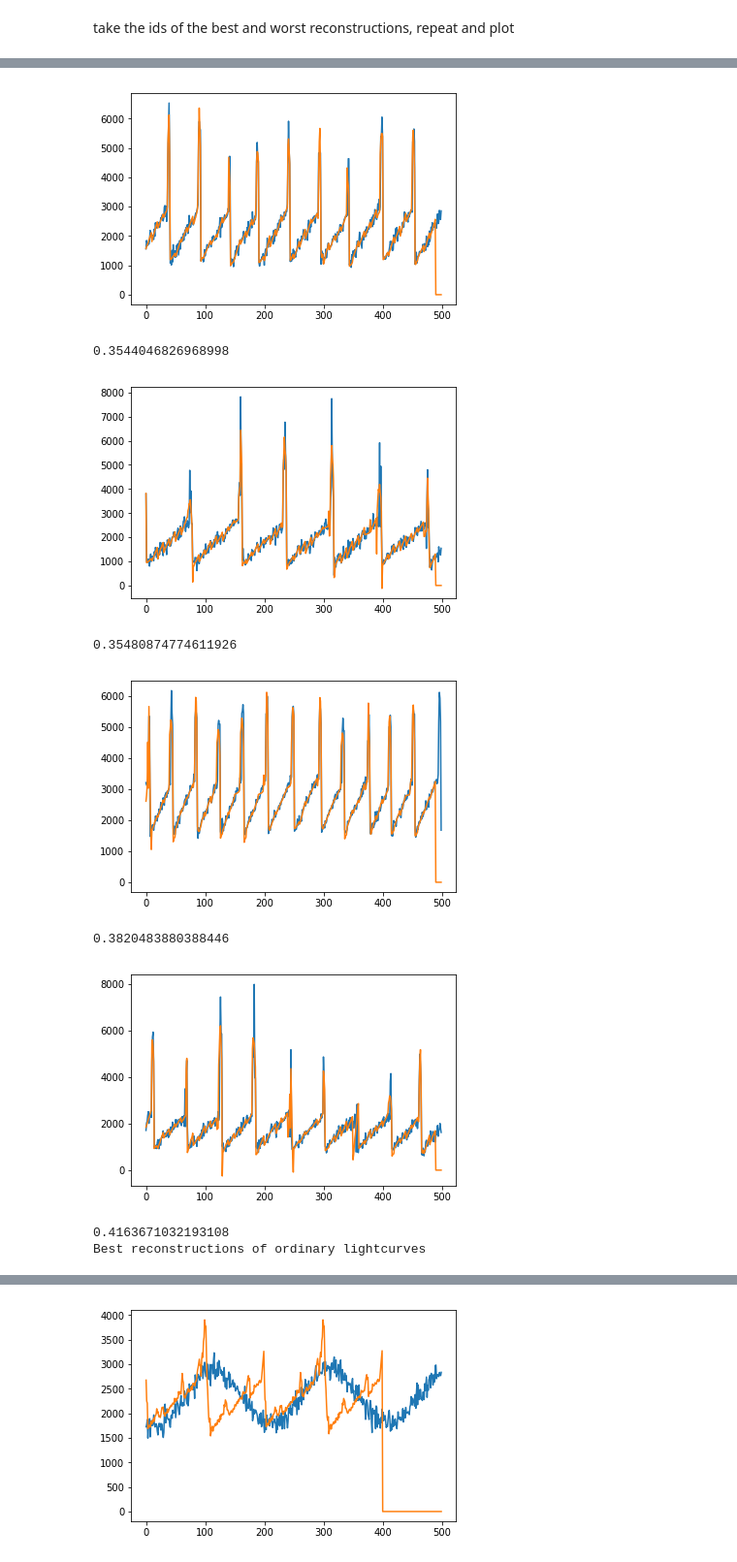
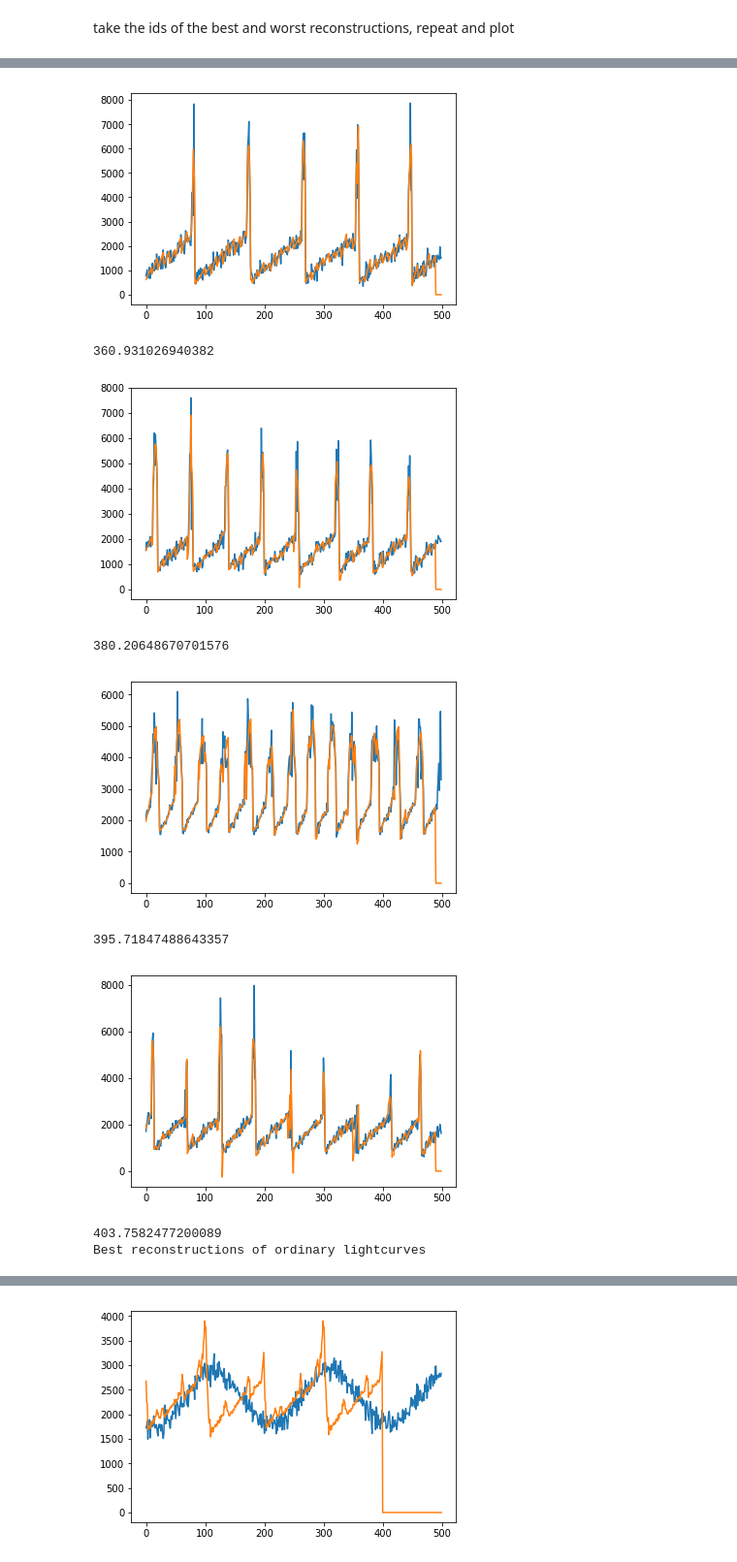
Before and after one commit to jorwatkapola/timeseries_segment_clustering, a Jupyter notebook: synthetic_test.ipynb, the cells around one changed output, grey strips where cells are left out. Shown at 97% size. Saved outputs shown, nothing was run; the diff lists cells and outputs as text; code cells hidden in the pictures.

```diff
--- a/synthetic_test.ipynb
+++ b/synthetic_test.ipynb
@@ -19,7 +19,7 @@ importlib.reload(sc)
 np.random.seed(0)
 from scipy.stats import zscore
 # %%
-results_file="valid_results_20190604_bp4.csv"
+results_file="valid_results_20190604_bp5.csv"
 k_clusters=[150]
 seg_lens=[10,50,100,150,200]
 
@@ -47,7 +47,7 @@ for k_id, k_cluster in enumerate(k_clusters):
         ax = f.add_subplot(111)
         plt.hist(train[:,-1])
         plt.hist(test[:,-1],alpha=0.5)
-        plt.xlim([0,1.2])
+        #plt.xlim([0,1.2])
         plt.ylim([0,100])
         plt.text(0.7,0.8,"k= {}\nlen= {}\n test_min-rho_max= {}\n outliers= {}/250".format(k_cluster, seg_len, round(min_test-max_rho,1), 250-counter),
                  ha='center', va='center', transform=ax.transAxes)
@@ -163,8 +163,8 @@ for k_id, k_cluster in enumerate(k_clusters):
         ids=output[int((hyperparameter_set+1)*3 -1)]
         def plot_reco(lc):
             valid_segments= sc.segmentation(lc, seg_len, seg_len , time_stamps=False)
-            reco, error = sc.reconstruct(valid_segments, lc, cluster, rel_offset=False, seg_slide=seg_len)
-            #error=np.sqrt(np.mean((lc[0:-seg_len]-reco[0:-seg_len])**2))
+            reco = sc.reconstruct(valid_segments, lc, cluster, rel_offset=False, seg_slide=seg_len)
+            error=np.sqrt(np.mean((lc[0:-seg_len]-reco[0:-seg_len])**2))
             plt.plot(lc)
             plt.plot(reco)
             plt.show()
@@ -202,11 +202,11 @@ Worst reconstructions of ordinary lightcurves
-[figure, old version]
+[figure, new version]
-0.3544046826968998
+360.931026940382
-[figure, old version]
+[figure, new version]
-0.35480874774611926
+380.20648670701576
-[figure, old version]
+[figure, new version]
-0.3820483880388446
+395.71847488643357
 [figure]
-0.4163671032193108
+403.7582477200089
 Best reconstructions of ordinary lightcurves
 [figure]
 ... (188 outputs left out)
```
Also changed, not shown: parts of 3 cells of this notebook, 4 other files.
